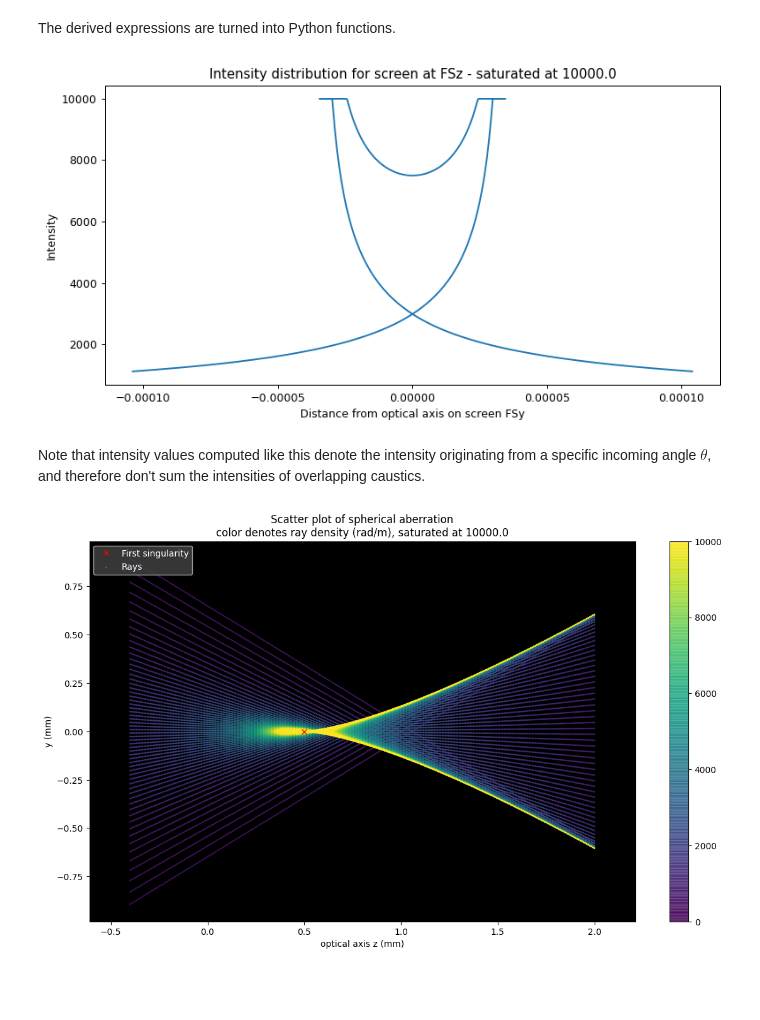
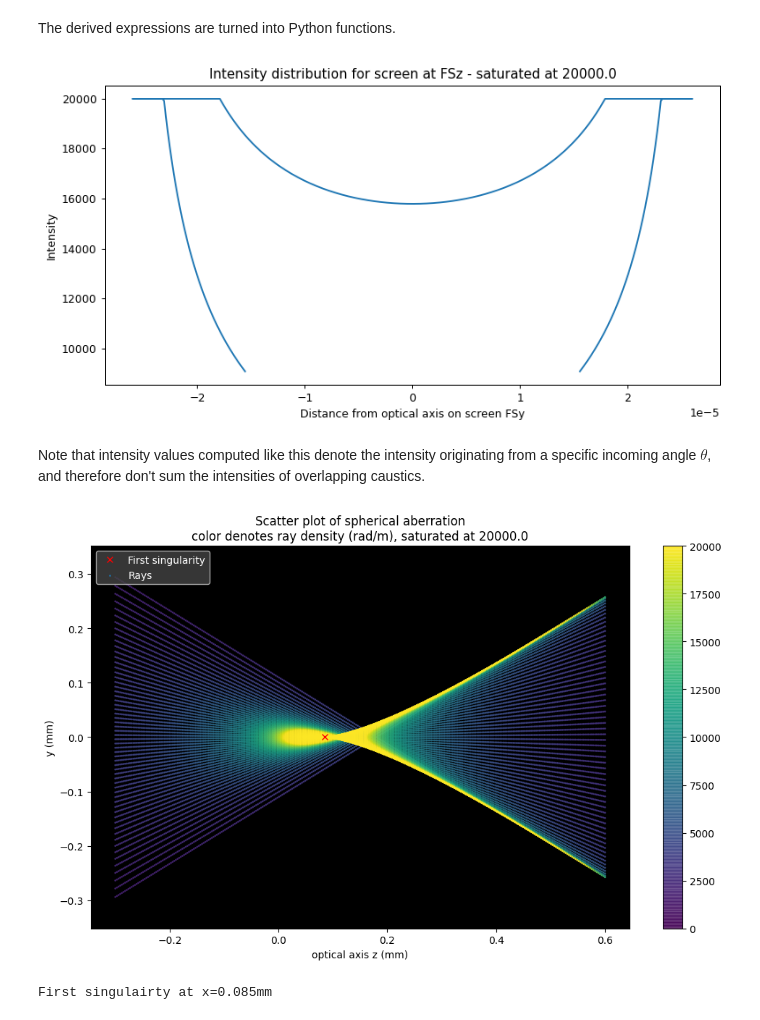
Before and after one commit to IvoVellekoop/raylearn, a Jupyter notebook: Spherical Aberrations Analytical.ipynb, the cells around one changed output. Saved outputs shown, nothing was run; the diff lists cells and outputs as text; code cells hidden in the pictures; blank space fills up the shorter version.

```diff
--- a/Spherical Aberrations Analytical.ipynb
+++ b/Spherical Aberrations Analytical.ipynb
@@ -59,11 +59,11 @@ FSz_first_singularity_l = lambdify((n1, n2, FHz), FSz_first_singularity)
 import matplotlib.pyplot as plt
 import numpy as np
 
-saturation_value = 1e4
+saturation_value = 2e4
 n1_p = 1
 n2_p = 1.5
-FHz_p = 1e-3
-FSz_p = 0.7e-3
+FHz_p = 0.17e-3
+FSz_p = 0.18e-3
 theta_p = np.linspace(-0.8, 0.8, 500)
 
 y = FSy_l(theta_p, n1_p, n2_p, FHz_p, FSz_p)
@@ -77,14 +77,14 @@ plt.ylabel('Intensity')
 plt.title(f'Intensity distribution for screen at FSz - saturated at {saturation_value}')
 plt.show()
 # %% [output]
-[figure, old version]
+[figure, new version]
 # %% [markdown]
 Note that intensity values computed like this denote the intensity originating from a specific incoming angle $\theta$, and therefore don't sum the intensities of overlapping caustics.
 # %%
 max_theta = 0.9
 N_theta = 60
-min_FSz = -4e-4
-max_FSz = 2e-3
+min_FSz = -3e-4
+max_FSz = 6e-4
 N_FSz = 300
 
 # Define variable ranges
@@ -95,32 +95,36 @@ FSz_scat = np.linspace(min_FSz, max_FSz, N_FSz)
 y_scat = FSy_l(theta_scat, n1_p, n2_p, FHz_p, FSz_scat)
 intensity_scat = dtheta_dFSy_l(theta_scat, n1_p, n2_p, FHz_p, FSz_scat)
 intensity_scat_sat = np.fmin(intensity_scat, saturation_value)
 
 FSz_first_singularity_p = FSz_first_singularity_l(n1_p, n2_p, FHz_p)
 
 # Sort by intensity for nicer scatter plot
 i = np.argsort(intensity_scat_sat.reshape(-1,1), axis=0)
 intens = intensity_scat_sat.reshape(-1,1)[i]
 xpos = (FSz_scat*np.ones(y_scat.shape)).reshape(-1,1)[i]
 ypos = y_scat.reshape(-1,1)[i]
 
 # Plot
 length_factor = 1e3
 length_unit = 'mm'
 
-fig = plt.figure(figsize=(14,8), dpi=100)
+fig = plt.figure(figsize=(12,7), dpi=100)
 plt.plot(FSz_first_singularity_p*length_factor, 0, 'xr', label='First singularity')
 scat = plt.scatter(xpos*length_factor, ypos*length_factor, s=1, c=intens, alpha=0.8, label='Rays', vmin=0)
 plt.colorbar(scat)
 plt.axis('equal')
 plt.gca().set_facecolor('black')
 legend = plt.legend(loc=2, facecolor='#444444')
 for text in legend.get_texts():
     text.set_color("white")
 plt.title(f'Scatter plot of spherical aberration\ncolor denotes ray density (rad/m), saturated at {saturation_value}')
 plt.xlabel(f'optical axis z ({length_unit})')
 plt.ylabel(f'y ({length_unit})')
 
 plt.show()
+
+# First singularity position
+print(f'First singulairty at x={FSz_first_singularity_p*length_factor:.3f}{length_unit}')
 # %% [output]
-[figure, old version]
+[figure, new version]
+First singulairty at x=0.085mm
```
